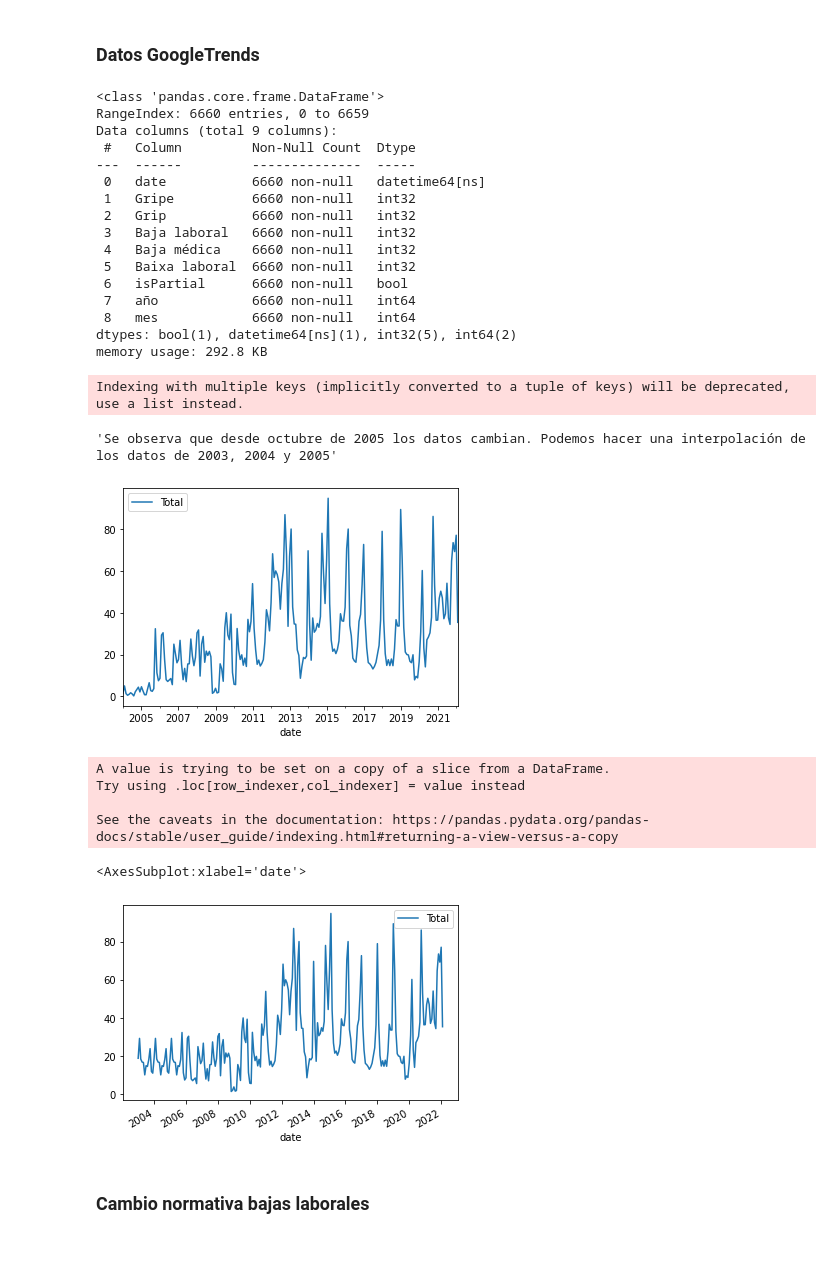
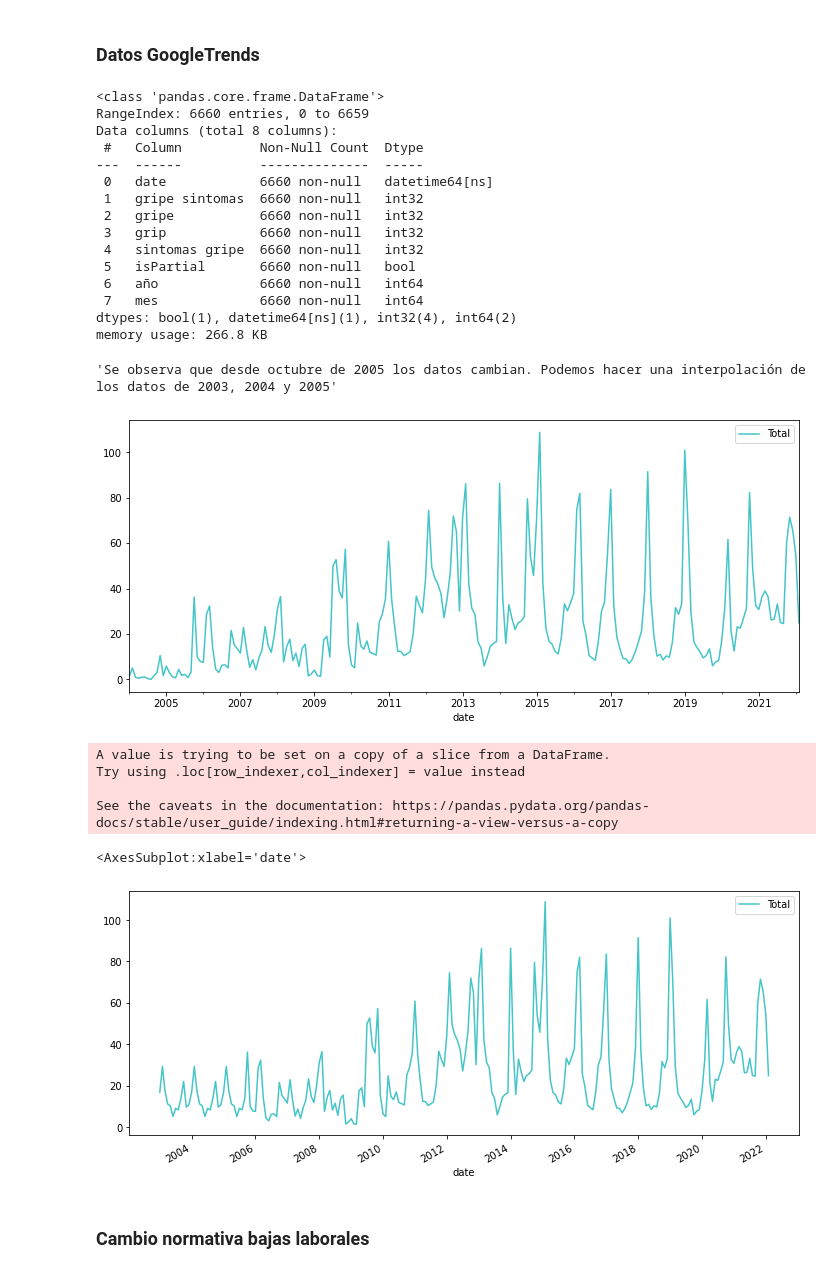
Before and after one commit to cmromero/PR-Final-Sick_leave_prediction, a Jupyter notebook: Proyecto_Final_EDA.ipynb, the cells around one changed output. Cells and saved outputs as stored; diff of their text form; code cells hidden in the pictures.

```diff
--- a/Proyecto_Final_EDA.ipynb
+++ b/Proyecto_Final_EDA.ipynb
@@ -134,0 +154,7 @@ it_agrupadas
+# %%
+from cycler import cycler
+colors= cycler(color=['#44c5c8', '#67d1d3', '#8ddcde', '#baeaea', '#ebf9f9','#434343'])
+plt.rcParams['axes.prop_cycle'] =colors
+# %%
+plt.rcParams['figure.figsize']=(12,5)
+df[df['COLECTIVO']=='Enfermeras/os'].plot(x='date',y='Plantilla_de_baja',kind = 'line',legend=False)
@@ -256,8 +285,8 @@ df.head()
 pytrend = TrendReq()
 # %%
 #provide your search terms
-kw_list=['Gripe','Grip','Baja laboral','Baja médica','Baixa laboral']
-
+kw_list=['gripe sintomas','gripe','grip','sintomas gripe']
+#kw_list=['Gripe','Grip','Síntomas Gripe','Baja médica','Baixa laboral']
 #search interest per region
 trend=pytrend.get_historical_interest(kw_list,year_start=2004, month_start=1,day_start=1,year_end=2022, month_end=2,day_end=28, geo='ES-CT',frequency='daily', sleep=0)
 trend=trend.reset_index()
@@ -270,31 +299,32 @@ trend.info()
 # %% [output]
 <class 'pandas.core.frame.DataFrame'>
 RangeIndex: 6660 entries, 0 to 6659
-Data columns (total 9 columns):
- #   Column         Non-Null Count  Dtype
----  ------         --------------  -----
- 0   date           6660 non-null   datetime64[ns]
- 1   Gripe          6660 non-null   int32
- 2   Grip           6660 non-null   int32
- 3   Baja laboral   6660 non-null   int32
- 4   Baja médica    6660 non-null   int32
- 5   Baixa laboral  6660 non-null   int32
- 6   isPartial      6660 non-null   bool
- 7   año            6660 non-null   int64
- 8   mes            6660 non-null   int64
-dtypes: bool(1), datetime64[ns](1), int32(5), int64(2)
-memory usage: 292.8 KB
+Data columns (total 8 columns):
+ #   Column          Non-Null Count  Dtype
+---  ------          --------------  -----
+ 0   date            6660 non-null   datetime64[ns]
+ 1   gripe sintomas  6660 non-null   int32
+ 2   gripe           6660 non-null   int32
+ 3   grip            6660 non-null   int32
+ 4   sintomas gripe  6660 non-null   int32
+ 5   isPartial       6660 non-null   bool
+ 6   año             6660 non-null   int64
+ 7   mes             6660 non-null   int64
+dtypes: bool(1), datetime64[ns](1), int32(4), int64(2)
+memory usage: 266.8 KB
 # %%
-df_googletrends=trend.groupby(['año','mes'])['Gripe','Grip','Baja laboral','Baja médica','Baixa laboral'].mean().reset_index()
+df_googletrends=trend.groupby(['año','mes'])[kw_list].mean().reset_index()
+#df_googletrends=trend.groupby(['año','mes'])['Gripe','Grip','Baja laboral','Baja médica','Baixa laboral'].mean().reset_index()
 df_googletrends['Total']=df_googletrends.drop(['año','mes'],axis=1).sum(axis=1)
 df_googletrends['date']=pd.to_datetime(dict(year=df_googletrends['año'],month=df_googletrends['mes'],day=1))
 #df_googletrends
+plt.rcParams['figure.figsize']=(12,5)
 df_googletrends.plot(x ='date', y='Total', kind = 'line')
+
 '''Se observa que desde octubre de 2005 los datos cambian. Podemos hacer una interpolación de los datos de 2003, 2004 y 2005'''
 # %% [output]
-Indexing with multiple keys (implicitly converted to a tuple of keys) will be deprecated, use a list instead.
+'Se observa que desde octubre de 2005 los datos cambian. Podemos hacer una interpolación de los datos de 2003, 2004 y 2005'
-'Se observa que desde octubre de 2005 los datos cambian. Podemos hacer una interpolación de los datos de 2003, 2004 y 2005'
-[figure, old version]
+[figure, new version]
 # %%
 df_googletrends=df_googletrends[df_googletrends['date']>'2005-09-01']
 # %%
@@ -323,7 +353,7 @@ Try using .loc[row_indexer,col_indexer] = value instead
 
 See the caveats in the documentation: https://pandas.pydata.org/pandas-docs/stable/user_guide/indexing.html#returning-a-view-versus-a-copy
 <AxesSubplot:xlabel='date'>
-[figure, old version]
+[figure, new version]
 # %%
 # Fusionamos viejo dataset con nuevos datasets:
 df_googletrends=df_googletrends[['date','Total']].rename(columns={'Total':'busquedas_google'})
```
Also changed, not shown: parts of 13 cells of this notebook, 17 other files.
